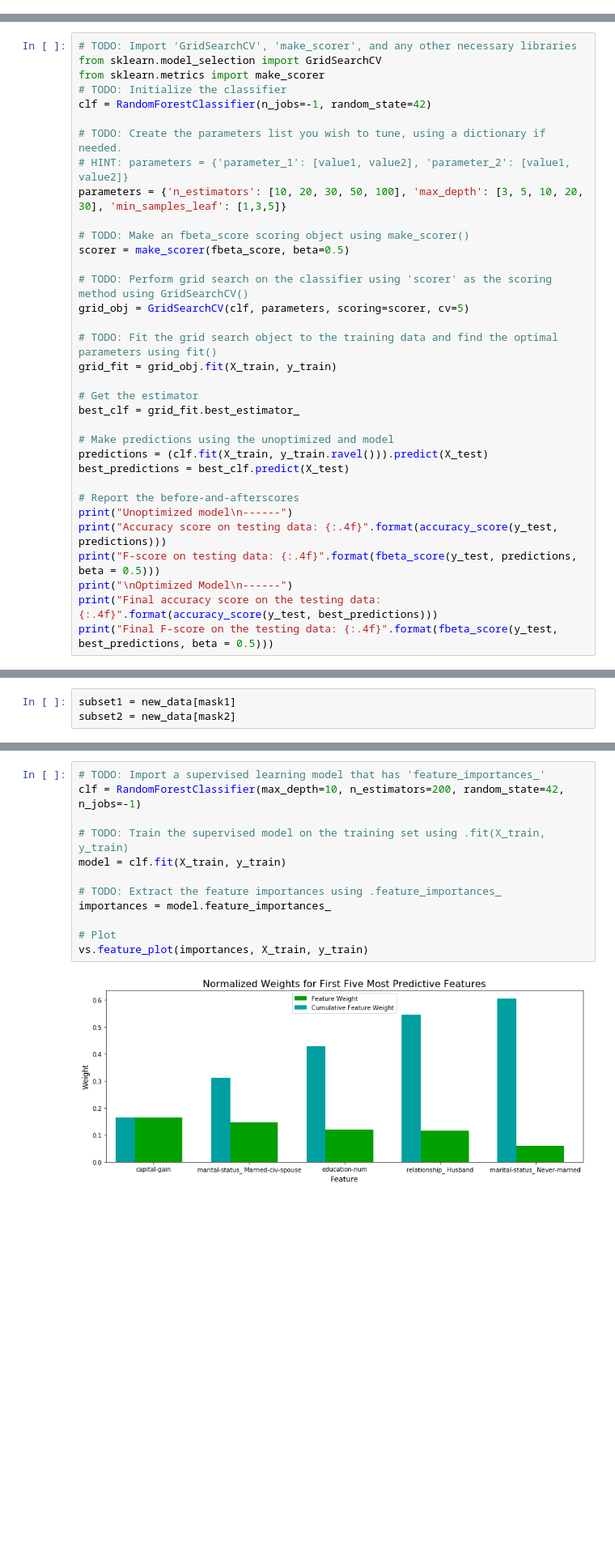
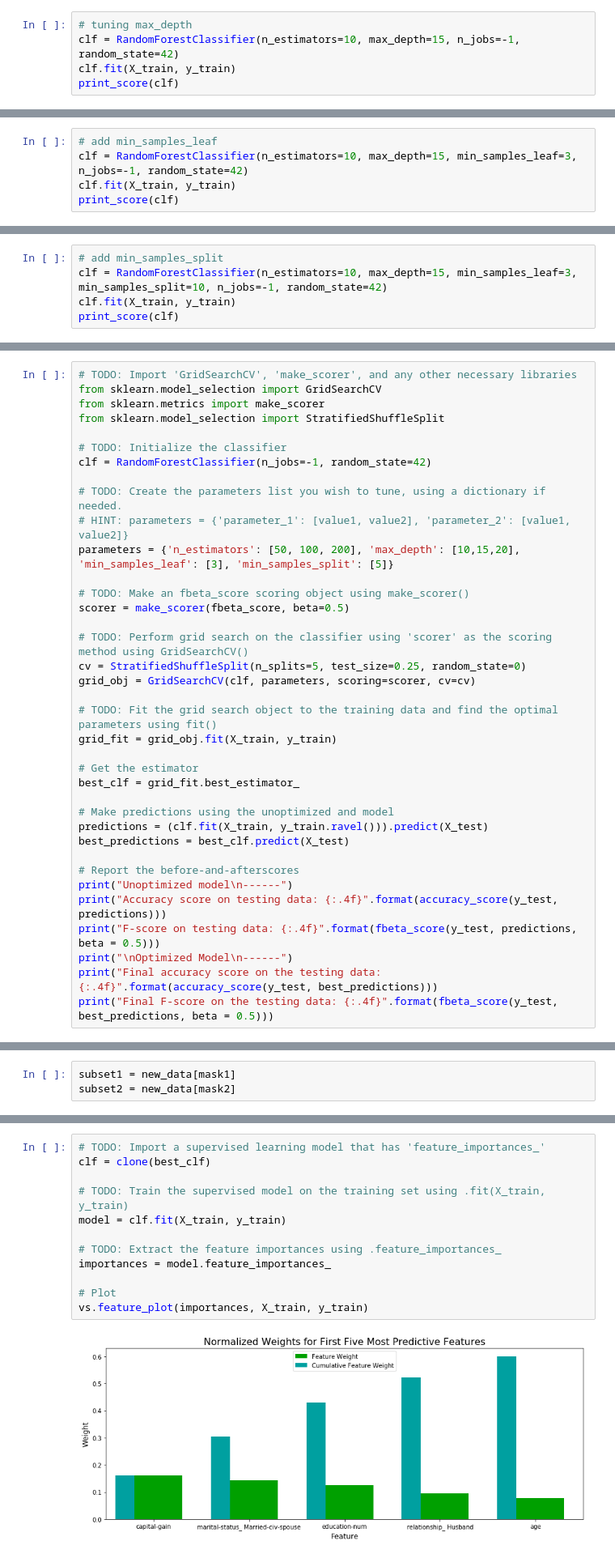
Before and after one commit to hangyuanbuaa/finding-donors, a Jupyter notebook: finding_donors.ipynb, the cells around one changed output, grey strips where cells are left out. Shown: that part at 81% size. Cells and saved outputs as stored; diff of their text form; blank space fills up the shorter version.

```diff
--- a/finding_donors.ipynb
+++ b/finding_donors.ipynb
@@ -511,0 +569,5 @@ I would like to choose **Random Forest Classifier** based on the following reaso
+# %%
+# tuning max_depth
+clf = RandomForestClassifier(n_estimators=10, max_depth=15, n_jobs=-1, random_state=42)
+clf.fit(X_train, y_train)
+print_score(clf)
@@ -511,0 +576,5 @@ I would like to choose **Random Forest Classifier** based on the following reaso
+# %%
+# add min_samples_leaf
+clf = RandomForestClassifier(n_estimators=10, max_depth=15, min_samples_leaf=3, n_jobs=-1, random_state=42)
+clf.fit(X_train, y_train)
+print_score(clf)
@@ -511,0 +583,5 @@ I would like to choose **Random Forest Classifier** based on the following reaso
+# %%
+# add min_samples_split
+clf = RandomForestClassifier(n_estimators=10, max_depth=15, min_samples_leaf=3, min_samples_split=10, n_jobs=-1, random_state=42)
+clf.fit(X_train, y_train)
+print_score(clf)
@@ -552,18 +620,21 @@ print_score(clf)
 # TODO: Import 'GridSearchCV', 'make_scorer', and any other necessary libraries
 from sklearn.model_selection import GridSearchCV
 from sklearn.metrics import make_scorer
+from sklearn.model_selection import StratifiedShuffleSplit
+
 # TODO: Initialize the classifier
 clf = RandomForestClassifier(n_jobs=-1, random_state=42)
 
 # TODO: Create the parameters list you wish to tune, using a dictionary if needed.
 # HINT: parameters = {'parameter_1': [value1, value2], 'parameter_2': [value1, value2]}
-parameters = {'n_estimators': [10, 20, 30, 50, 100], 'max_depth': [3, 5, 10, 20, 30], 'min_samples_leaf': [1,3,5]}
+parameters = {'n_estimators': [50, 100, 200], 'max_depth': [10,15,20], 'min_samples_leaf': [3], 'min_samples_split': [5]}
 
 # TODO: Make an fbeta_score scoring object using make_scorer()
 scorer = make_scorer(fbeta_score, beta=0.5)
 
 # TODO: Perform grid search on the classifier using 'scorer' as the scoring method using GridSearchCV()
-grid_obj = GridSearchCV(clf, parameters, scoring=scorer, cv=5)
+cv = StratifiedShuffleSplit(n_splits=5, test_size=0.25, random_state=0)
+grid_obj = GridSearchCV(clf, parameters, scoring=scorer, cv=cv)
 
 # TODO: Fit the grid search object to the training data and find the optimal parameters using fit()
 grid_fit = grid_obj.fit(X_train, y_train)
@@ -712,18 +794,18 @@ In the code cell below, you will need to implement the following:
  - Extract the feature importances using `'.feature_importances_'`.
 # %%
 # TODO: Import a supervised learning model that has 'feature_importances_'
-clf = RandomForestClassifier(max_depth=10, n_estimators=200, random_state=42, n_jobs=-1)
+clf = clone(best_clf)
 
 # TODO: Train the supervised model on the training set using .fit(X_train, y_train)
 model = clf.fit(X_train, y_train)
 
 # TODO: Extract the feature importances using .feature_importances_
 importances = model.feature_importances_
 
 # Plot
 vs.feature_plot(importances, X_train, y_train)
 # %% [output]
-[figure, old version]
+[figure, new version]
 # %% [markdown]
 ### Question 7 - Extracting Feature Importance
 
```
Also changed, not shown: parts of 29 cells of this notebook.
